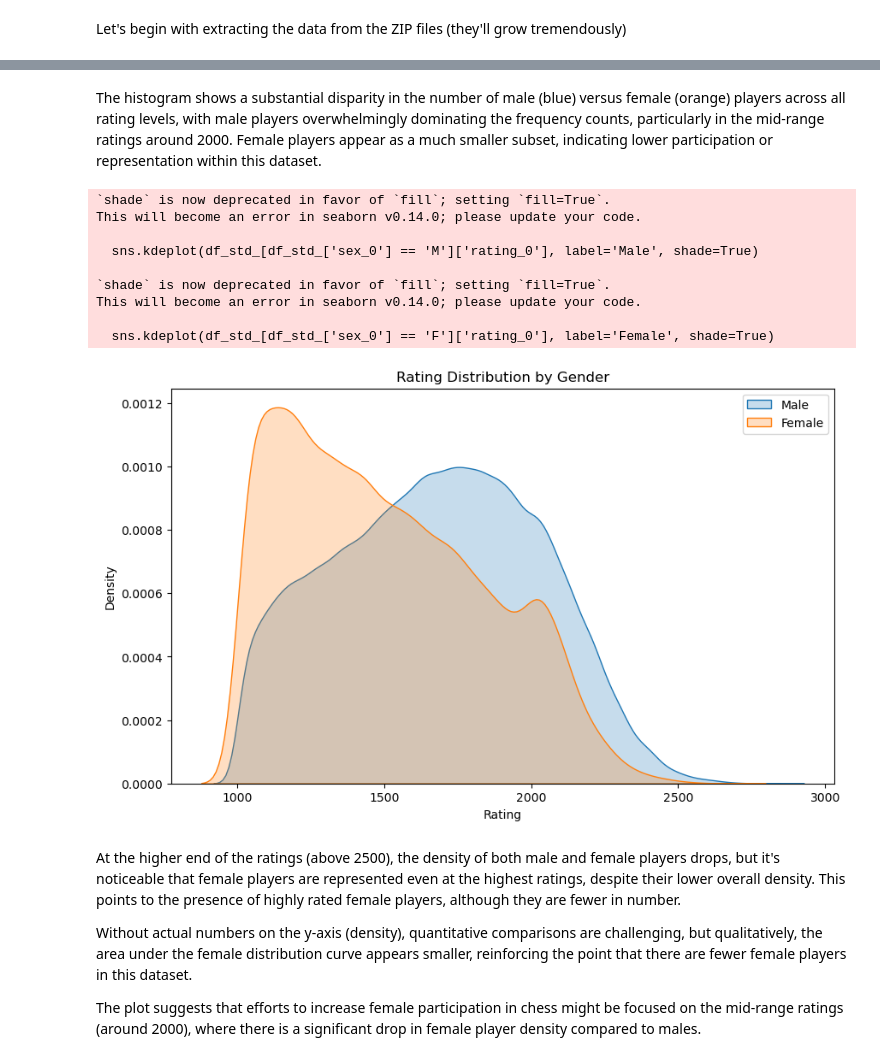
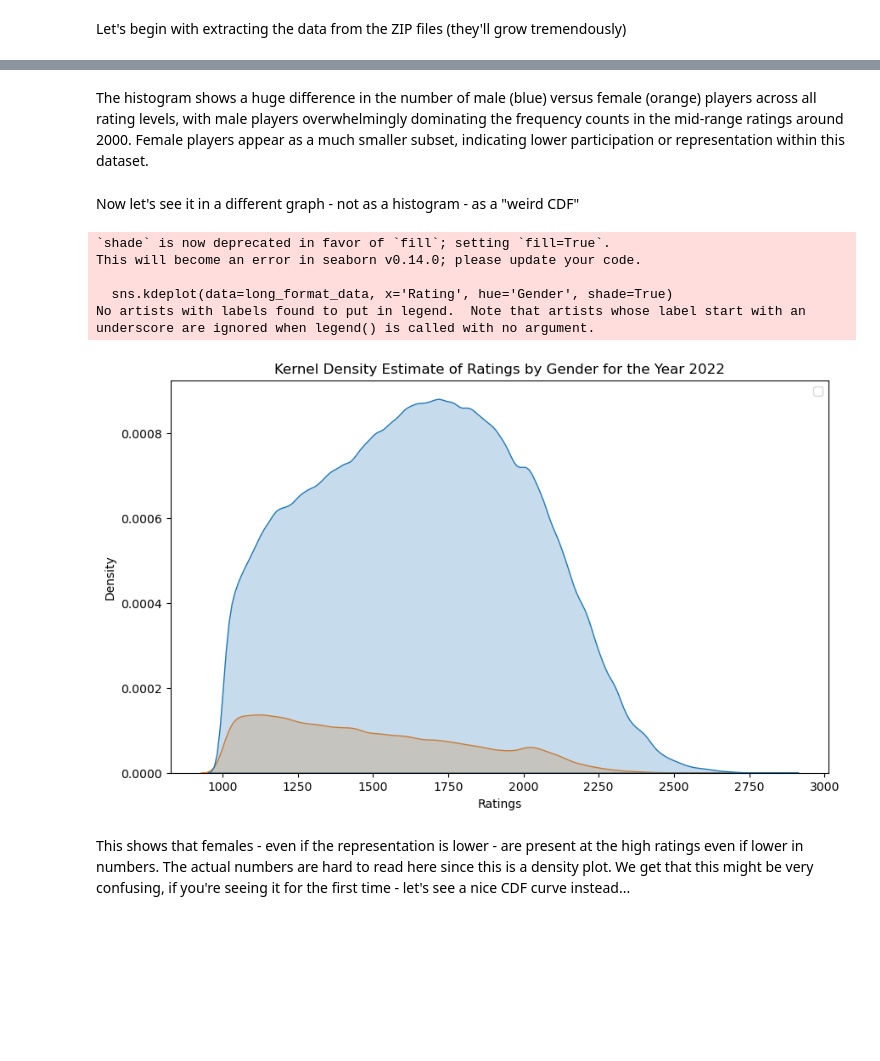
Before and after one commit to koalapowered/da_project, a Jupyter notebook: main/EDA.ipynb, the cells around one changed output, grey strips where cells are left out. Cells and saved outputs as stored; diff of their text form; code cells hidden in the pictures; blank space fills up the shorter version.

```diff
--- a/main/EDA.ipynb
+++ b/main/EDA.ipynb
@@ -58,7 +70,8 @@ def xml_to_list(months_, years_, mode_):
             if os.path.exists(path_):
                 df = pd.read_xml(path_)
                 # making sure we don't add useless people
-                df.dropna(subset=['rating','birthday','sex','name','country'])
+                df.dropna(subset=['rating', 'birthday',
+                          'sex', 'name', 'country'])
                 df.add_suffix(month_+year_)
                 df.head(10)
                 lst.append(df)
@@ -252,0 +950,14 @@ plt.show()
+# %%
+import matplotlib.pyplot as plt
+
+bins = 100
+hist_male = np.zeros(bins)
+hist_female = np.zeros(bins)
+bin_edges = np.linspace(start=0, stop=3000, num=bins+1)
+
+for i in range(12):
+    male_ratings = df_std_22[df_std_22[f'sex_{i}'] == 'M'][f'rating_{i}'].dropna()
+    hist_male += np.histogram(male_ratings, bins=bin_edges)[0]
+
+    female_ratings = df_std_22[df_std_22[f'sex_{i}'] == 'F'][f'rating_{i}'].dropna()
+    hist_female += np.histogram(female_ratings, bins=bin_edges)[0]
@@ -253,35 +978,40 @@ plt.show()
 # %% [markdown]
-The histogram shows a substantial disparity in the number of male (blue) versus female (orange) players across all rating levels, with male players overwhelmingly dominating the frequency counts, particularly in the mid-range ratings around 2000. Female players appear as a much smaller subset, indicating lower participation or representation within this dataset.
+The histogram shows a huge difference in the number of male (blue) versus female (orange) players across all rating levels, with male players overwhelmingly dominating the frequency counts in the mid-range ratings around 2000. Female players appear as a much smaller subset, indicating lower participation or representation within this dataset.
+# %% [markdown]
+Now let's see it in a different graph - not as a histogram - as a "weird CDF"
+# %%
+import pandas as pd
+import seaborn as sns
+import matplotlib.pyplot as plt
+
+rating_columns = [f'rating_{i}' for i in range(12)]
+gender_columns = [f'sex_{i}' for i in range(12)]
+
+ratings_long = pd.melt(df_std_22, value_vars=rating_columns, var_name='Month', value_name='Rating')
+
+genders_long = pd.melt(df_std_22, value_vars=gender_columns, var_name='Month', value_name='Gender')
+
+long_format_data = pd.DataFrame({
+    'Rating': ratings_long['Rating'],
+    'Gender': genders_long['Gender']
+})
 # %%
-# What is the frequency of the ratings , how many players are there in each rating range
-# The distribution is not normal, we have a lot of male players with a rating of 2000 and very little woman with a rating of 2000
-
-# Assuming df_std_ is your DataFrame and it includes 'rating_0' and 'sex_0' columns
 plt.figure(figsize=(10, 6))
 
-sns.kdeplot(df_std_[df_std_['sex_0'] == 'M']['rating_0'], label='Male', shade=True)
-sns.kdeplot(df_std_[df_std_['sex_0'] == 'F']['rating_0'], label='Female', shade=True)
+sns.kdeplot(data=long_format_data, x='Rating', hue='Gender', shade=True)
 
-plt.xlabel('Rating')
+plt.title('Kernel Density Estimate of Ratings by Gender for the Year 2022')
+plt.xlabel('Ratings')
 plt.ylabel('Density')
-plt.title('Rating Distribution by Gender')
 plt.legend()
 
 plt.show()
 # %% [output]
 `shade` is now deprecated in favor of `fill`; setting `fill=True`.
 This will become an error in seaborn v0.14.0; please update your code.
 
-  sns.kdeplot(df_std_[df_std_['sex_0'] == 'M']['rating_0'], label='Male', shade=True)
-
-`shade` is now deprecated in favor of `fill`; setting `fill=True`.
-This will become an error in seaborn v0.14.0; please update your code.
-
-  sns.kdeplot(df_std_[df_std_['sex_0'] == 'F']['rating_0'], label='Female', shade=True)
+  sns.kdeplot(data=long_format_data, x='Rating', hue='Gender', shade=True)
+No artists with labels found to put in legend.  Note that artists whose label start with an underscore are ignored when legend() is called with no argument.
-[figure, old version]
+[figure, new version]
 # %% [markdown]
-At the higher end of the ratings (above 2500), the density of both male and female players drops, but it's noticeable that female players are represented even at the highest ratings, despite their lower overall density. This points to the presence of highly rated female players, although they are fewer in number.
-
-Without actual numbers on the y-axis (density), quantitative comparisons are challenging, but qualitatively, the area under the female distribution curve appears smaller, reinforcing the point that there are fewer female players in this dataset.
-
-The plot suggests that efforts to increase female participation in chess might be focused on the mid-range ratings (around 2000), where there is a significant drop in female player density compared to males.
+This shows that females - even if the representation is lower - are present at the high ratings even if lower in numbers. The actual numbers are hard to read here since this is a density plot. We get that this might be very confusing, if you're seeing it for the first time - let's see a nice CDF curve instead...
```
Also changed, not shown: parts of 118 cells of this notebook, 2 other files.
